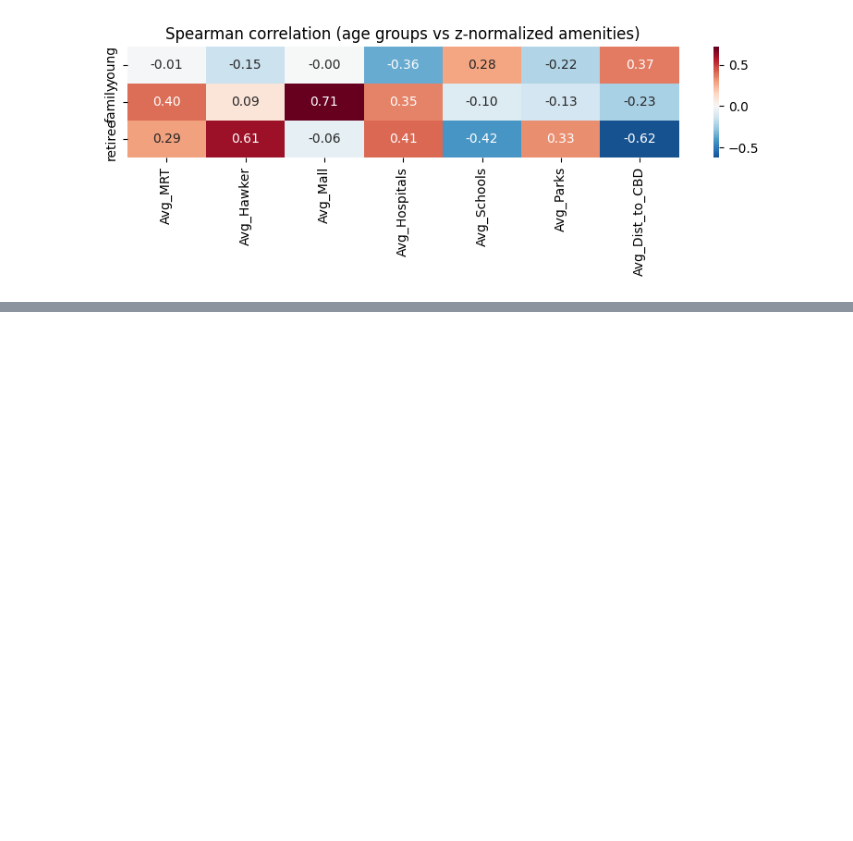
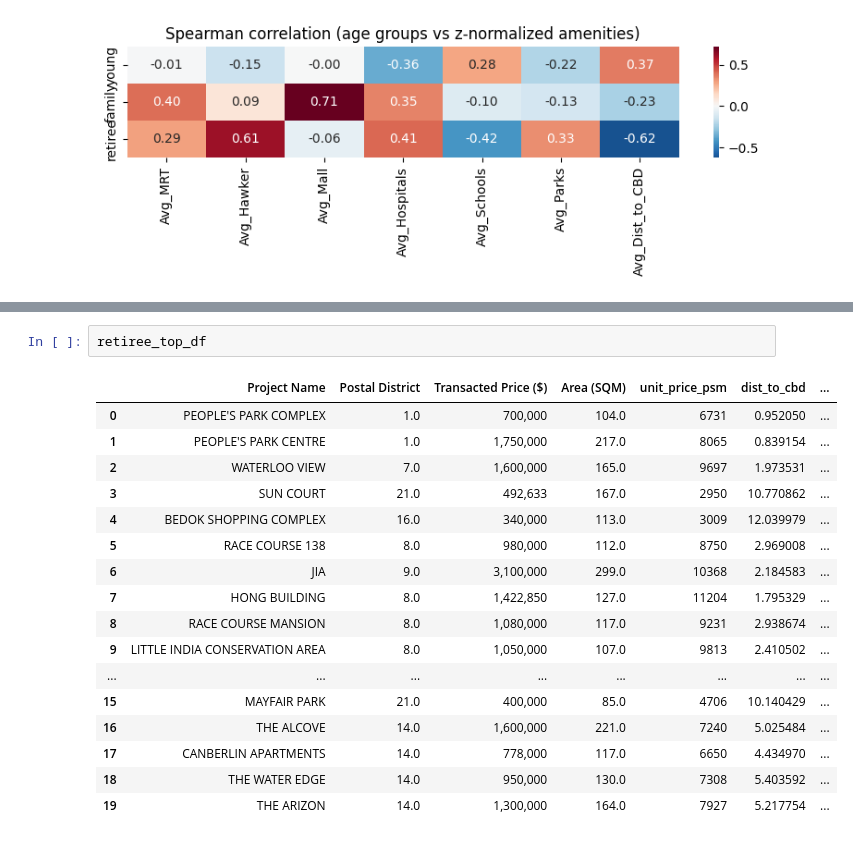
Before and after one commit to angelinemarcelle/COMP3522_Singapore_Private_Residential_Properties_Price_Analysis, a Jupyter notebook: notebooks/age_group.ipynb, the cells around one changed output, grey strips where cells are left out. Cells and saved outputs as stored; diff of their text form; blank space fills up the shorter version.

```diff
--- a/notebooks/age_group/age_group_weightings.ipynb
+++ b/notebooks/age_group.ipynb
@@ -303,0 +1159,20 @@ Softmax weights:
+# %%
+retiree_top_df
+# %% [output]
+|  | Project Name | Postal District | Transacted Price ($) | Area (SQM) | unit_price_psm | dist_to_cbd | ... |
+| 0 | PEOPLE'S PARK COMPLEX | 1.0 | 700,000 | 104.0 | 6731 | 0.952050 | ... |
+| 1 | PEOPLE'S PARK CENTRE | 1.0 | 1,750,000 | 217.0 | 8065 | 0.839154 | ... |
+| 2 | WATERLOO VIEW | 7.0 | 1,600,000 | 165.0 | 9697 | 1.973531 | ... |
+| 3 | SUN COURT | 21.0 | 492,633 | 167.0 | 2950 | 10.770862 | ... |
+| 4 | BEDOK SHOPPING COMPLEX | 16.0 | 340,000 | 113.0 | 3009 | 12.039979 | ... |
+| 5 | RACE COURSE 138 | 8.0 | 980,000 | 112.0 | 8750 | 2.969008 | ... |
+| 6 | JIA | 9.0 | 3,100,000 | 299.0 | 10368 | 2.184583 | ... |
+| 7 | HONG BUILDING | 8.0 | 1,422,850 | 127.0 | 11204 | 1.795329 | ... |
+| 8 | RACE COURSE MANSION | 8.0 | 1,080,000 | 117.0 | 9231 | 2.938674 | ... |
+| 9 | LITTLE INDIA CONSERVATION AREA | 8.0 | 1,050,000 | 107.0 | 9813 | 2.410502 | ... |
+| ... | ... | ... | ... | ... | ... | ... | ... |
+| 15 | MAYFAIR PARK | 21.0 | 400,000 | 85.0 | 4706 | 10.140429 | ... |
+| 16 | THE ALCOVE | 14.0 | 1,600,000 | 221.0 | 7240 | 5.025484 | ... |
+| 17 | CANBERLIN APARTMENTS | 14.0 | 778,000 | 117.0 | 6650 | 4.434970 | ... |
+| 18 | THE WATER EDGE | 14.0 | 950,000 | 130.0 | 7308 | 5.403592 | ... |
+| 19 | THE ARIZON | 14.0 | 1,300,000 | 164.0 | 7927 | 5.217754 | ... |
```
Also changed, not shown: parts of 32 cells of this notebook, 7 other files.
